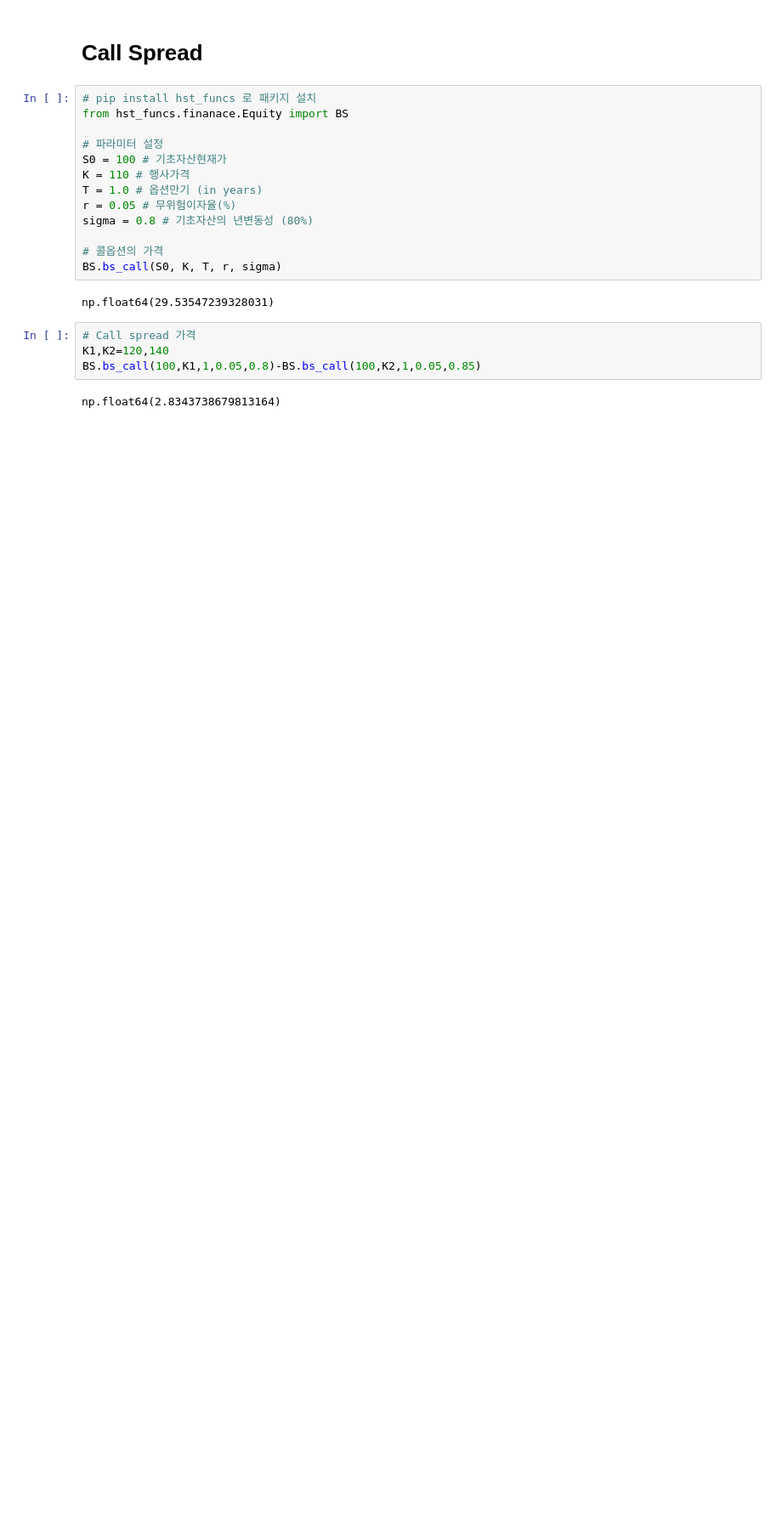
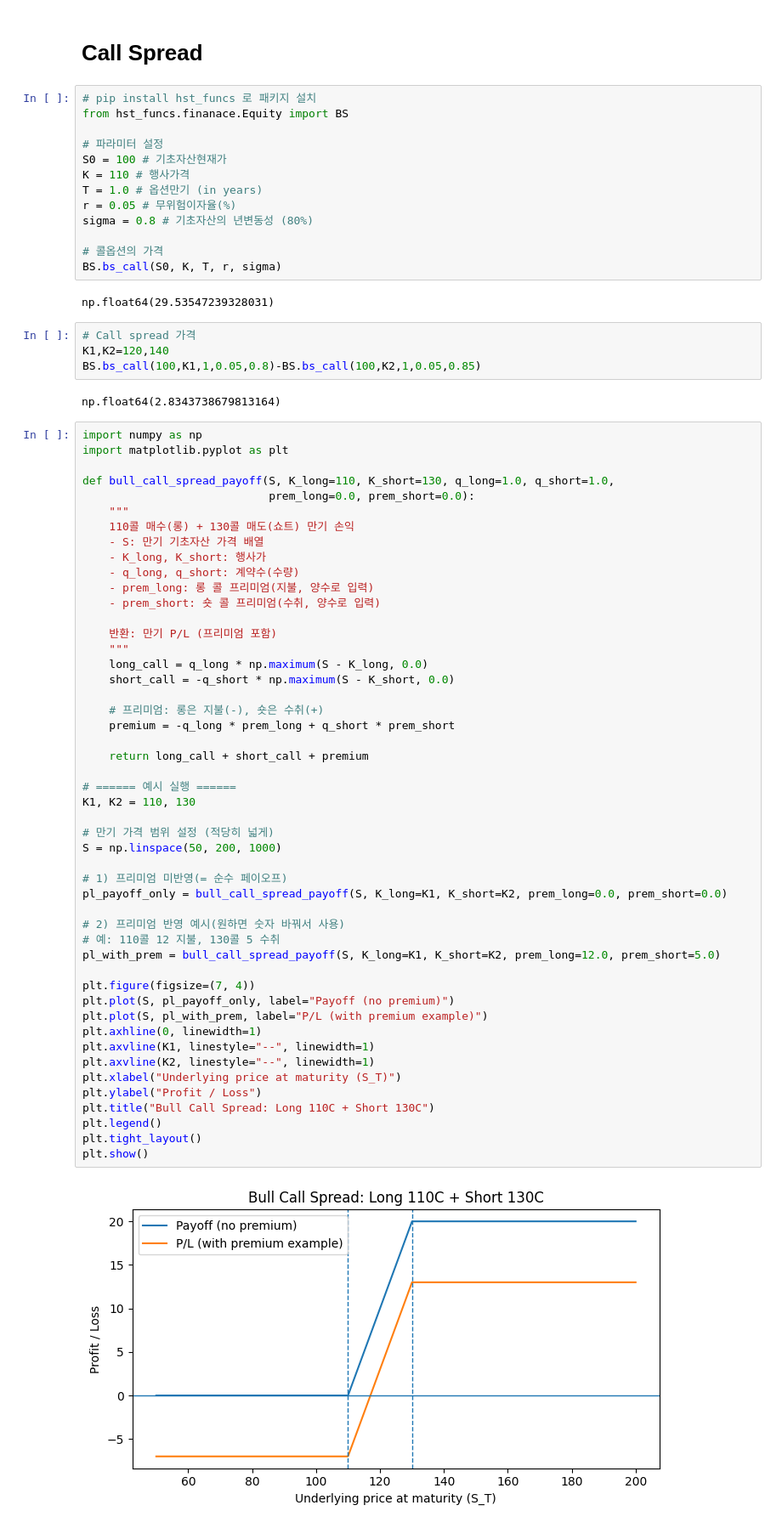
Before and after one commit to HST0077/HYOTC, a Jupyter notebook: payofftrading.ipynb, the cells around one changed output. Shown at 85% size. Saved outputs shown, nothing was run; the diff lists cells and outputs as text; blank space fills up the shorter version.

```diff
--- a/payofftrading.ipynb
+++ b/payofftrading.ipynb
@@ -475,3 +475,54 @@ K1,K2=120,140
 BS.bs_call(100,K1,1,0.05,0.8)-BS.bs_call(100,K2,1,0.05,0.85)
 # %% [output]
 np.float64(2.8343738679813164)
+# %%
+import numpy as np
+import matplotlib.pyplot as plt
+
+def bull_call_spread_payoff(S, K_long=110, K_short=130, q_long=1.0, q_short=1.0,
+                            prem_long=0.0, prem_short=0.0):
+    """
+    110콜 매수(롱) + 130콜 매도(쇼트) 만기 손익
+    - S: 만기 기초자산 가격 배열
+    - K_long, K_short: 행사가
+    - q_long, q_short: 계약수(수량)
+    - prem_long: 롱 콜 프리미엄(지불, 양수로 입력)
+    - prem_short: 숏 콜 프리미엄(수취, 양수로 입력)
+
+    반환: 만기 P/L (프리미엄 포함)
+    """
+    long_call = q_long * np.maximum(S - K_long, 0.0)
+    short_call = -q_short * np.maximum(S - K_short, 0.0)
+
+    # 프리미엄: 롱은 지불(-), 숏은 수취(+)
+    premium = -q_long * prem_long + q_short * prem_short
+
+    return long_call + short_call + premium
+
+# ====== 예시 실행 ======
+K1, K2 = 110, 130
+
+# 만기 가격 범위 설정 (적당히 넓게)
+S = np.linspace(50, 200, 1000)
+
+# 1) 프리미엄 미반영(= 순수 페이오프)
+pl_payoff_only = bull_call_spread_payoff(S, K_long=K1, K_short=K2, prem_long=0.0, prem_short=0.0)
+
+# 2) 프리미엄 반영 예시(원하면 숫자 바꿔서 사용)
+# 예: 110콜 12 지불, 130콜 5 수취
+pl_with_prem = bull_call_spread_payoff(S, K_long=K1, K_short=K2, prem_long=12.0, prem_short=5.0)
+
+plt.figure(figsize=(7, 4))
+plt.plot(S, pl_payoff_only, label="Payoff (no premium)")
+plt.plot(S, pl_with_prem, label="P/L (with premium example)")
+plt.axhline(0, linewidth=1)
+plt.axvline(K1, linestyle="--", linewidth=1)
+plt.axvline(K2, linestyle="--", linewidth=1)
+plt.xlabel("Underlying price at maturity (S_T)")
+plt.ylabel("Profit / Loss")
+plt.title("Bull Call Spread: Long 110C + Short 130C")
+plt.legend()
+plt.tight_layout()
+plt.show()
+# %% [output]
+[figure, added]
```
Also changed, not shown: parts of 1 cell of this notebook.
